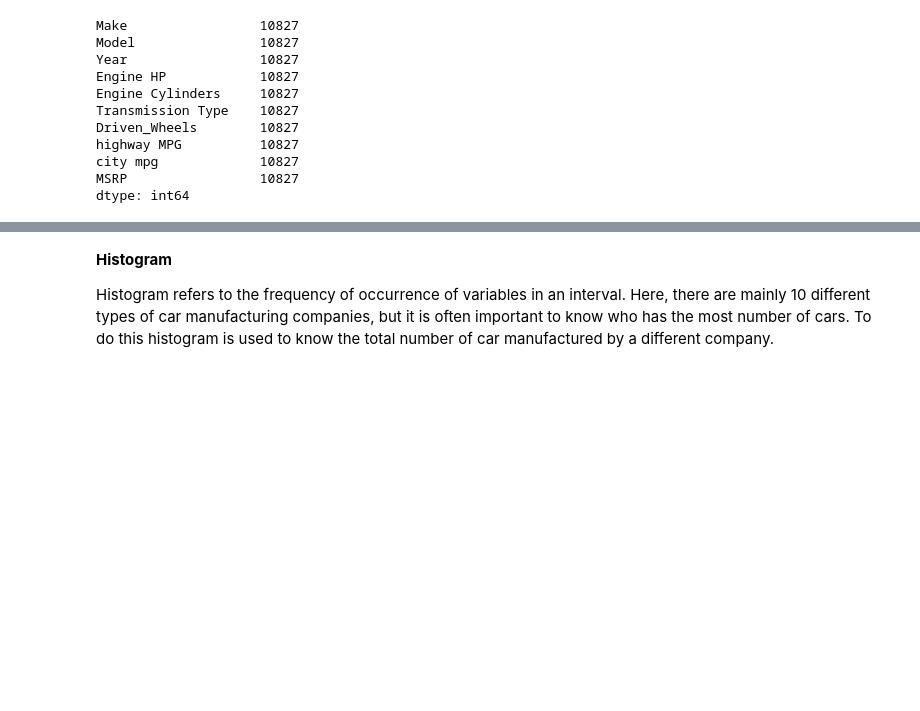
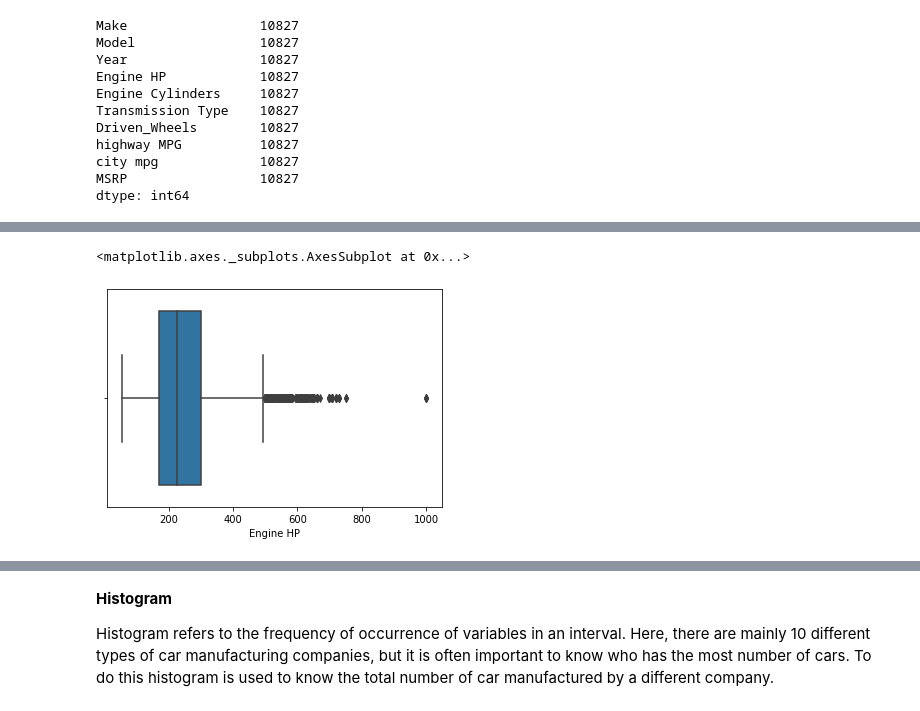
Before and after one commit to nagaswetha125/Basic-ML, a Jupyter notebook: EDA.ipynb, the cells around one changed output, grey strips where cells are left out. Saved outputs shown, nothing was run; the diff lists cells and outputs as text; code cells hidden in the pictures; blank space fills up the shorter version.

```diff
--- a/EDA.ipynb
+++ b/EDA.ipynb
@@ -125,0 +135,5 @@ dtype: int64
+# %%
+sns.boxplot(x=df['Engine HP'])
+# %% [output]
+<matplotlib.axes._subplots.AxesSubplot at 0x...>
+[figure, added]
```
Also changed, not shown: parts of 5 cells of this notebook.
